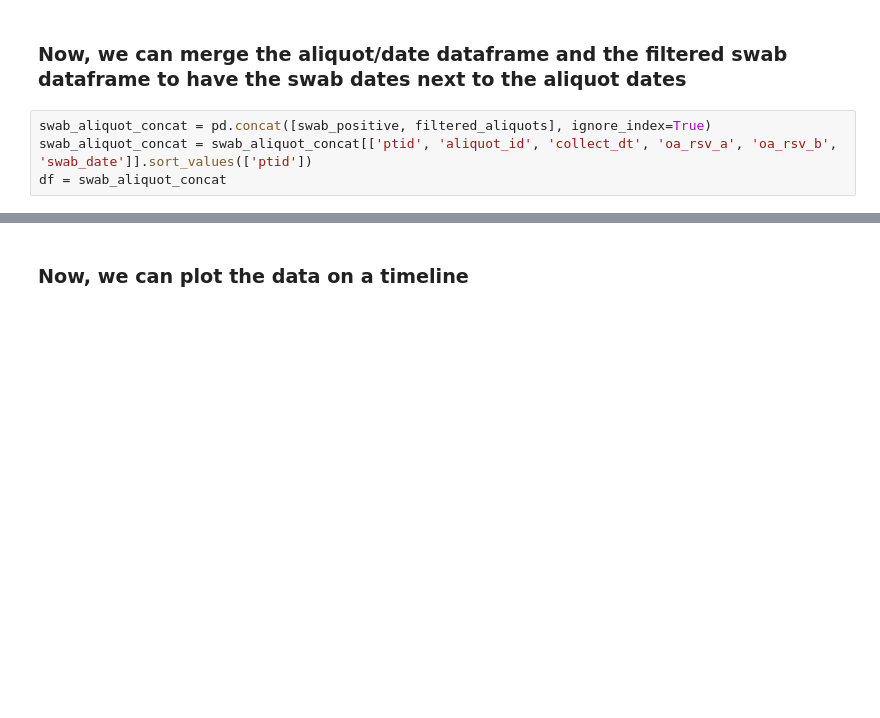
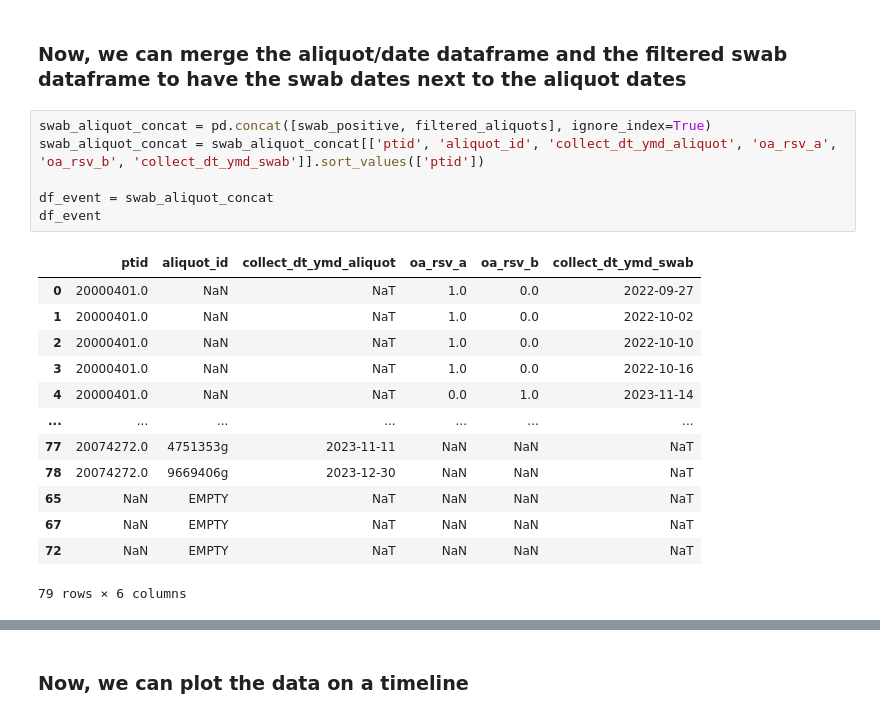
Before and after one commit to gavjuviler/rsv_imprinting, a Jupyter notebook: 02-notebooks/serum_swab_timelines.ipynb, the cells around one changed output, grey strips where cells are left out. Cells and saved outputs as stored; diff of their text form; blank space fills up the shorter version.

```diff
--- a/02-notebooks/serum_swab_timelines.ipynb
+++ b/02-notebooks/serum_swab_timelines.ipynb
@@ -185,5 +222,21 @@ swab_positive[['ptid', 'swab_date', 'oa_rsv_a', 'oa_rsv_b']]
 ### Now, we can merge the aliquot/date dataframe and the filtered swab dataframe to have the swab dates next to the aliquot dates
 # %%
 swab_aliquot_concat = pd.concat([swab_positive, filtered_aliquots], ignore_index=True)
-swab_aliquot_concat = swab_aliquot_concat[['ptid', 'aliquot_id', 'collect_dt', 'oa_rsv_a', 'oa_rsv_b', 'swab_date']].sort_values(['ptid'])
-df = swab_aliquot_concat
+swab_aliquot_concat = swab_aliquot_concat[['ptid', 'aliquot_id', 'collect_dt_ymd_aliquot', 'oa_rsv_a', 'oa_rsv_b', 'collect_dt_ymd_swab']].sort_values(['ptid'])
+
+df_event = swab_aliquot_concat
+df_event
+# %% [output]
+|  | ptid | aliquot_id | collect_dt_ymd_aliquot | oa_rsv_a | oa_rsv_b | collect_dt_ymd_swab |
+| 0 | 20000401.0 | NaN | NaT | 1.0 | 0.0 | 2022-09-27 |
+| 1 | 20000401.0 | NaN | NaT | 1.0 | 0.0 | 2022-10-02 |
+| 2 | 20000401.0 | NaN | NaT | 1.0 | 0.0 | 2022-10-10 |
+| 3 | 20000401.0 | NaN | NaT | 1.0 | 0.0 | 2022-10-16 |
+| 4 | 20000401.0 | NaN | NaT | 0.0 | 1.0 | 2023-11-14 |
+| ... | ... | ... | ... | ... | ... | ... |
+| 77 | 20074272.0 | 4751353g | 2023-11-11 | NaN | NaN | NaT |
+| 78 | 20074272.0 | 9669406g | 2023-12-30 | NaN | NaN | NaT |
+| 65 | NaN | EMPTY | NaT | NaN | NaN | NaT |
+| 67 | NaN | EMPTY | NaT | NaN | NaN | NaT |
+| 72 | NaN | EMPTY | NaT | NaN | NaN | NaT |
+79 rows × 6 columns
```
Also changed, not shown: parts of 13 cells of this notebook, 3 other files.
